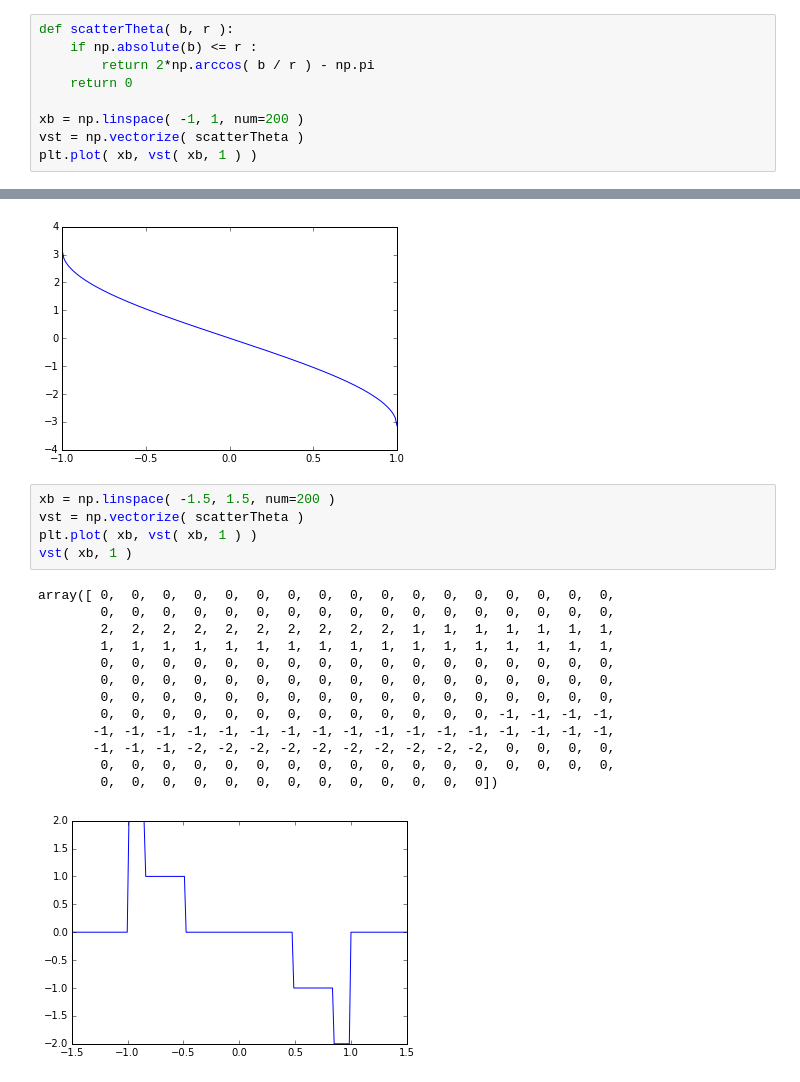
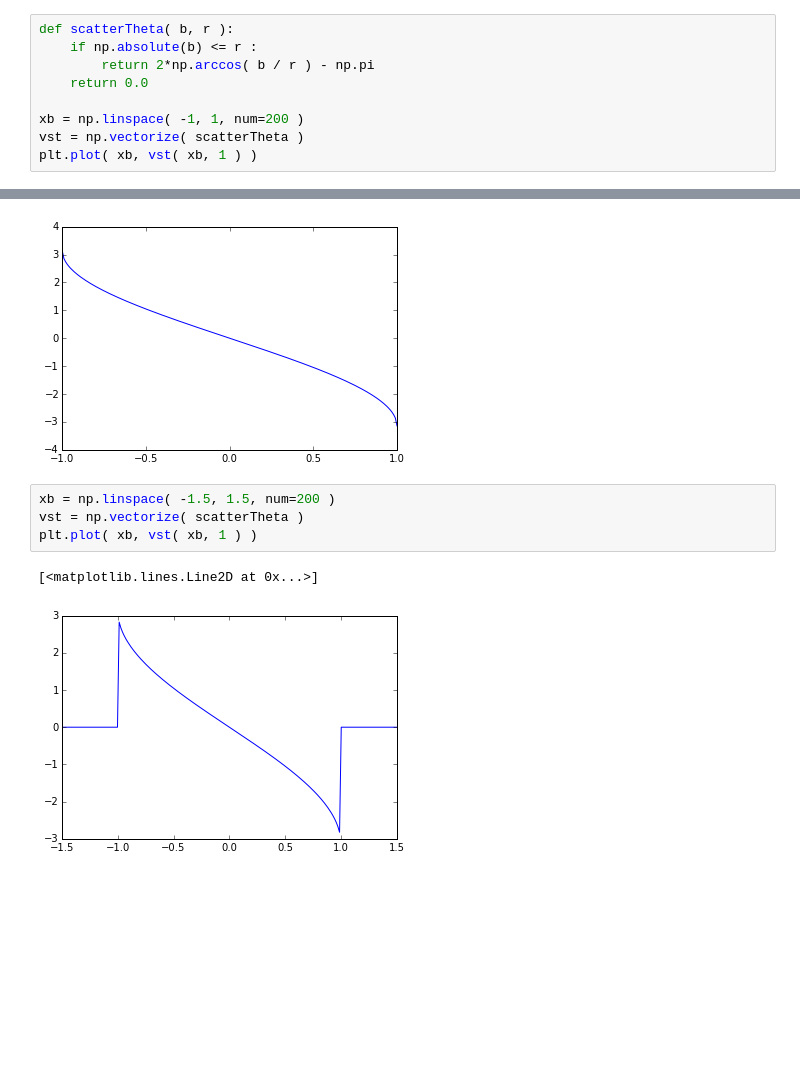
Before and after one commit to jdbrice/ipyLog, a Jupyter notebook: Teaching/Elastic_Scattering.ipynb, the cells around one changed output, grey strips where cells are left out. Saved outputs shown, nothing was run; the diff lists cells and outputs as text; blank space fills up the shorter version.

```diff
--- a/Teaching/Elastic_Scattering.ipynb
+++ b/Teaching/Elastic_Scattering.ipynb
@@ -15,7 +15,7 @@ plt.plot( ts, impact( ts, 1 ) )
 def scatterTheta( b, r ):
     if np.absolute(b) <= r :
         return 2*np.arccos( b / r ) - np.pi
-    return 0
+    return 0.0
 
 xb = np.linspace( -1, 1, num=200 )
 vst = np.vectorize( scatterTheta )
@@ -26,19 +26,7 @@ plt.plot( xb, vst( xb, 1 ) )
 # %%
 xb = np.linspace( -1.5, 1.5, num=200 )
 vst = np.vectorize( scatterTheta )
 plt.plot( xb, vst( xb, 1 ) )
-vst( xb, 1 )
 # %% [output]
-array([ 0,  0,  0,  0,  0,  0,  0,  0,  0,  0,  0,  0,  0,  0,  0,  0,  0,
-        0,  0,  0,  0,  0,  0,  0,  0,  0,  0,  0,  0,  0,  0,  0,  0,  0,
-        2,  2,  2,  2,  2,  2,  2,  2,  2,  2,  1,  1,  1,  1,  1,  1,  1,
-        1,  1,  1,  1,  1,  1,  1,  1,  1,  1,  1,  1,  1,  1,  1,  1,  1,
-        0,  0,  0,  0,  0,  0,  0,  0,  0,  0,  0,  0,  0,  0,  0,  0,  0,
-        0,  0,  0,  0,  0,  0,  0,  0,  0,  0,  0,  0,  0,  0,  0,  0,  0,
-        0,  0,  0,  0,  0,  0,  0,  0,  0,  0,  0,  0,  0,  0,  0,  0,  0,
-        0,  0,  0,  0,  0,  0,  0,  0,  0,  0,  0,  0,  0, -1, -1, -1, -1,
-       -1, -1, -1, -1, -1, -1, -1, -1, -1, -1, -1, -1, -1, -1, -1, -1, -1,
-       -1, -1, -1, -2, -2, -2, -2, -2, -2, -2, -2, -2, -2,  0,  0,  0,  0,
-        0,  0,  0,  0,  0,  0,  0,  0,  0,  0,  0,  0,  0,  0,  0,  0,  0,
-        0,  0,  0,  0,  0,  0,  0,  0,  0,  0,  0,  0,  0])
+[<matplotlib.lines.Line2D at 0x...>]
-[figure, old version]
+[figure, new version]
```
Also changed, not shown: parts of 4 cells of this notebook, 3 other files.
